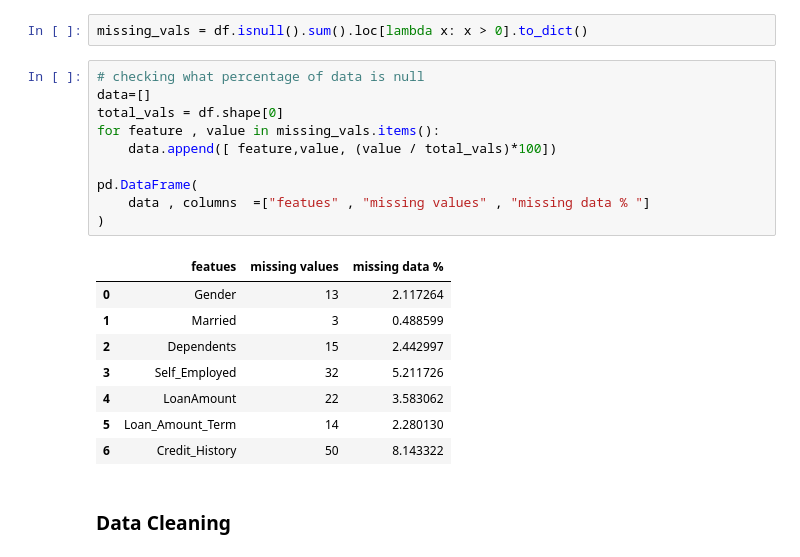
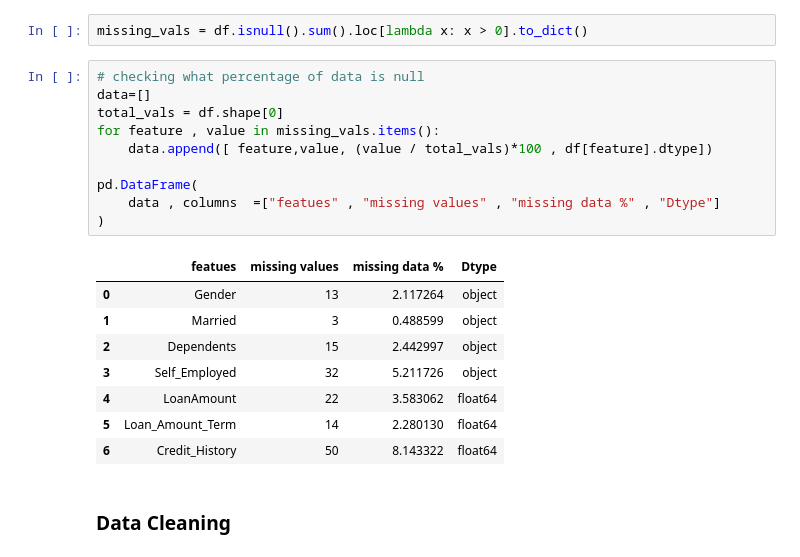
Before and after one commit to basitS14/Loan-Approval-Prediction, a Jupyter notebook: notebooks/LoanApproval.ipynb, the cells around one changed output. Cells and saved outputs as stored; diff of their text form.

```diff
--- a/notebooks/LoanApproval.ipynb
+++ b/notebooks/LoanApproval.ipynb
@@ -50,22 +50,22 @@ missing_vals = df.isnull().sum().loc[lambda x: x > 0].to_dict()
 # %%
 # checking what percentage of data is null
 data=[]
 total_vals = df.shape[0]
 for feature , value in missing_vals.items():
-    data.append([ feature,value, (value / total_vals)*100])
+    data.append([ feature,value, (value / total_vals)*100 , df[feature].dtype])
 
 pd.DataFrame(
-    data , columns  =["featues" , "missing values" , "missing data % "]
+    data , columns  =["featues" , "missing values" , "missing data %" , "Dtype"]
 )
 # %% [output]
-|  | featues | missing values | missing data % |
-| 0 | Gender | 13 | 2.117264 |
-| 1 | Married | 3 | 0.488599 |
-| 2 | Dependents | 15 | 2.442997 |
-| 3 | Self_Employed | 32 | 5.211726 |
-| 4 | LoanAmount | 22 | 3.583062 |
-| 5 | Loan_Amount_Term | 14 | 2.280130 |
-| 6 | Credit_History | 50 | 8.143322 |
+|  | featues | missing values | missing data % | Dtype |
+| 0 | Gender | 13 | 2.117264 | object |
+| 1 | Married | 3 | 0.488599 | object |
+| 2 | Dependents | 15 | 2.442997 | object |
+| 3 | Self_Employed | 32 | 5.211726 | object |
+| 4 | LoanAmount | 22 | 3.583062 | float64 |
+| 5 | Loan_Amount_Term | 14 | 2.280130 | float64 |
+| 6 | Credit_History | 50 | 8.143322 | float64 |
 # %% [markdown]
 ### Data Cleaning
 # %%
```
Also changed, not shown: parts of 1 cell of this notebook.
